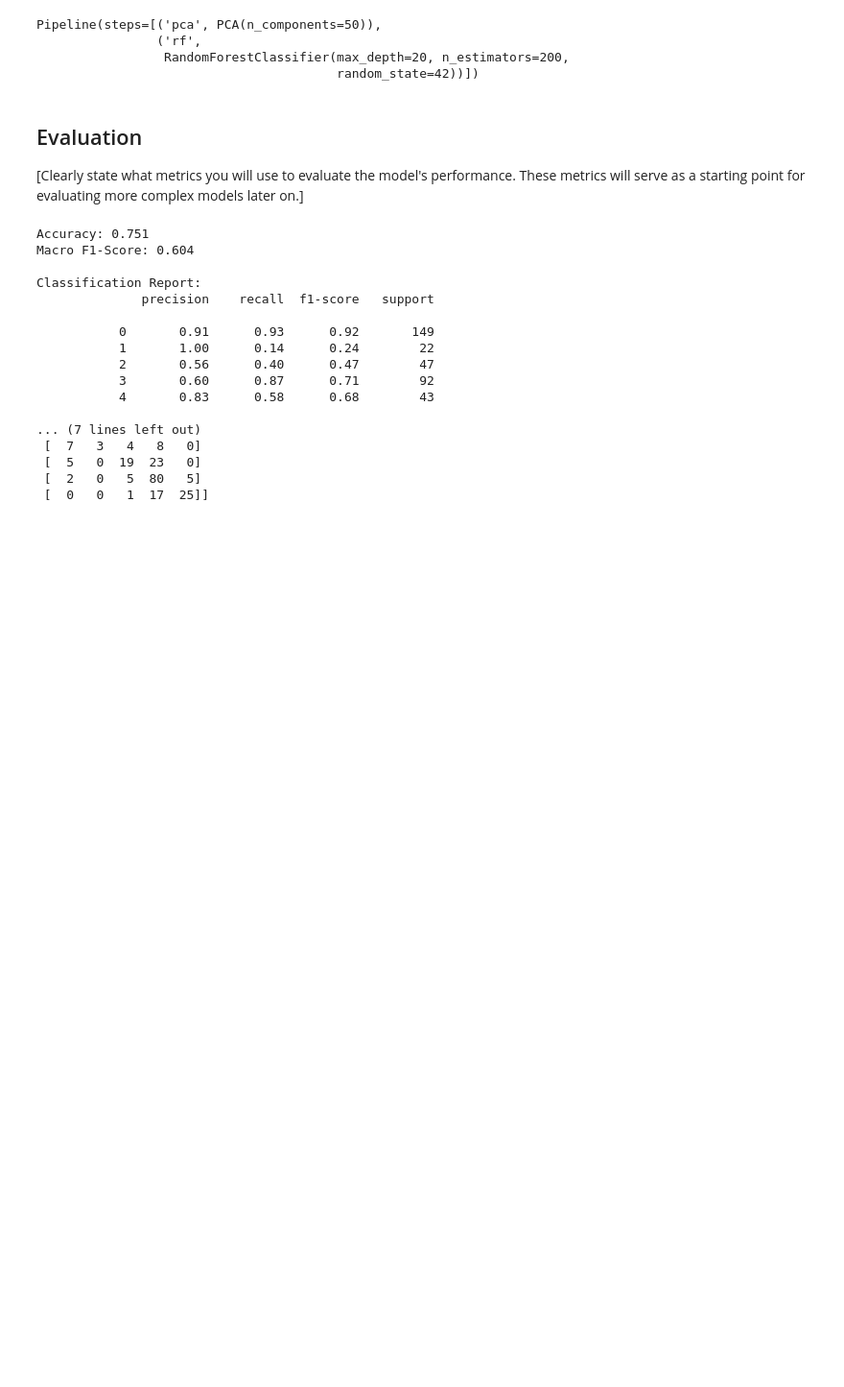
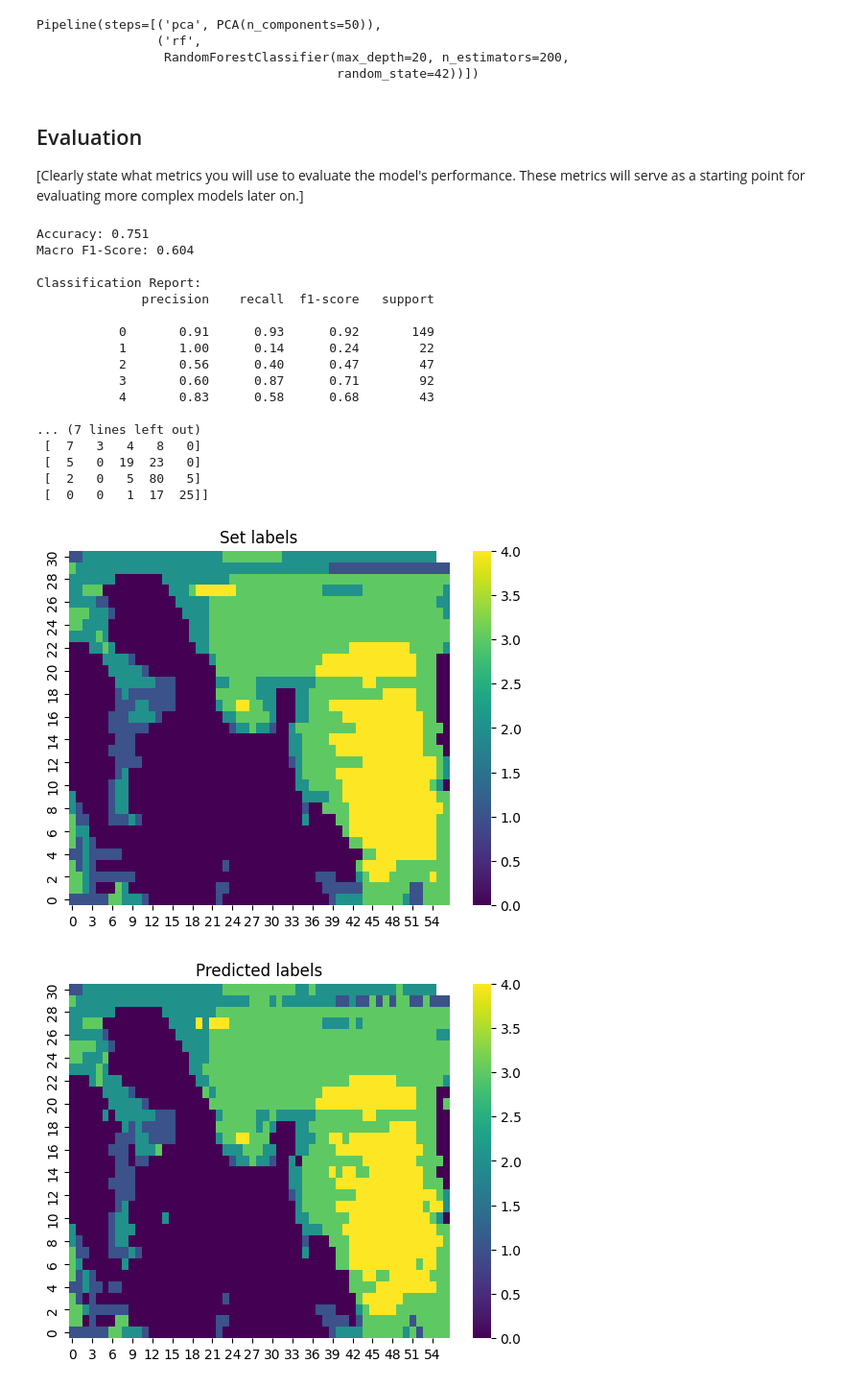
Before and after one commit to Torbus2025/photoemission_quality, a Jupyter notebook: 2_BaselineModel/baseline_model.ipynb, the cells around one changed output. Shown at 96% size. Drawn from its saved outputs; the diff is of its cells as text; code cells hidden in the pictures; blank space fills up the shorter version.

Commit message:
added heatmaps of label distribution

```diff
--- a/2_BaselineModel/baseline_model.ipynb
+++ b/2_BaselineModel/baseline_model.ipynb
@@ -140,3 +140,58 @@ Classification Report:
  [  5   0  19  23   0]
  [  2   0   5  80   5]
  [  0   0   1  17  25]]
+# %%
+# heatmaps to show label distribution
+
+import seaborn as sns
+import matplotlib.pyplot as plt
+from matplotlib.colors import ListedColormap
+
+x = 57 # number of measurements (ARPES spectra) in x direction on sample
+
+y_pred_full = model.predict(X).astype(float)  # Convert to float for NaN padding
+
+arr = y_pred_full
+pad_len = (-len(arr)) % x
+arr_padded = np.pad(arr, (0, pad_len), constant_values=np.nan)
+pred_matrix = arr_padded.reshape(-1, x)
+
+true_matrix = y.astype(float).values
+pad_len_true = (-len(true_matrix)) % x
+true_matrix_padded = np.pad(true_matrix, (0, pad_len_true), constant_values=np.nan)
+true_matrix = true_matrix_padded.reshape(-1, x)
+
+diff_matrix = pred_matrix - true_matrix
+
+# Ground truth
+ax = sns.heatmap(
+    true_matrix,
+    cmap='viridis',
+    cbar=True
+)
+ax.invert_yaxis()
+plt.title("Set labels")
+plt.show()
+
+# Predictions
+ax = sns.heatmap(
+    pred_matrix,
+    cmap='viridis',
+    cbar=True
+)
+ax.invert_yaxis()
+plt.title("Predicted labels")
+plt.show()
+
+# Differences
+ax = sns.heatmap(
+    diff_matrix,
+    cmap='seismic',
+    cbar=True
+)
+ax.invert_yaxis()
+plt.title("Differences")
+plt.show()
+# %% [output]
+[figure, added]
+[figure, added]
```
Also changed, not shown: parts of 1 cell of this notebook.
